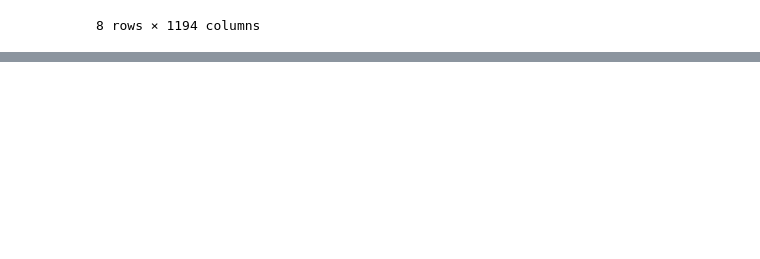
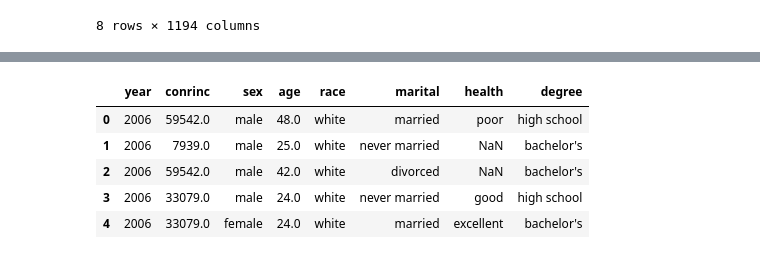
Before and after one commit to tiffanybuii/project_gss, a Jupyter notebook: get_gss.ipynb, the cells around one changed output, grey strips where cells are left out. Drawn from its saved outputs; the diff is of its cells as text; code cells hidden in the pictures; blank space fills up the shorter version.

```diff
--- a/get_gss.ipynb
+++ b/get_gss.ipynb
@@ -140,0 +182,10 @@ Length: 6686, dtype: int64
+# %%
+data=df[['year','conrinc','sex', 'age','race', 'marital','health','degree']]
+data.head()
+# %% [output]
+|  | year | conrinc | sex | age | race | marital | health | degree |
+| 0 | 2006 | 59542.0 | male | 48.0 | white | married | poor | high school |
+| 1 | 2006 | 7939.0 | male | 25.0 | white | never married | NaN | bachelor's |
+| 2 | 2006 | 59542.0 | male | 42.0 | white | divorced | NaN | bachelor's |
+| 3 | 2006 | 33079.0 | male | 24.0 | white | never married | good | high school |
+| 4 | 2006 | 33079.0 | female | 24.0 | white | married | excellent | bachelor's |
```
Also changed, not shown: parts of 3 cells of this notebook.
